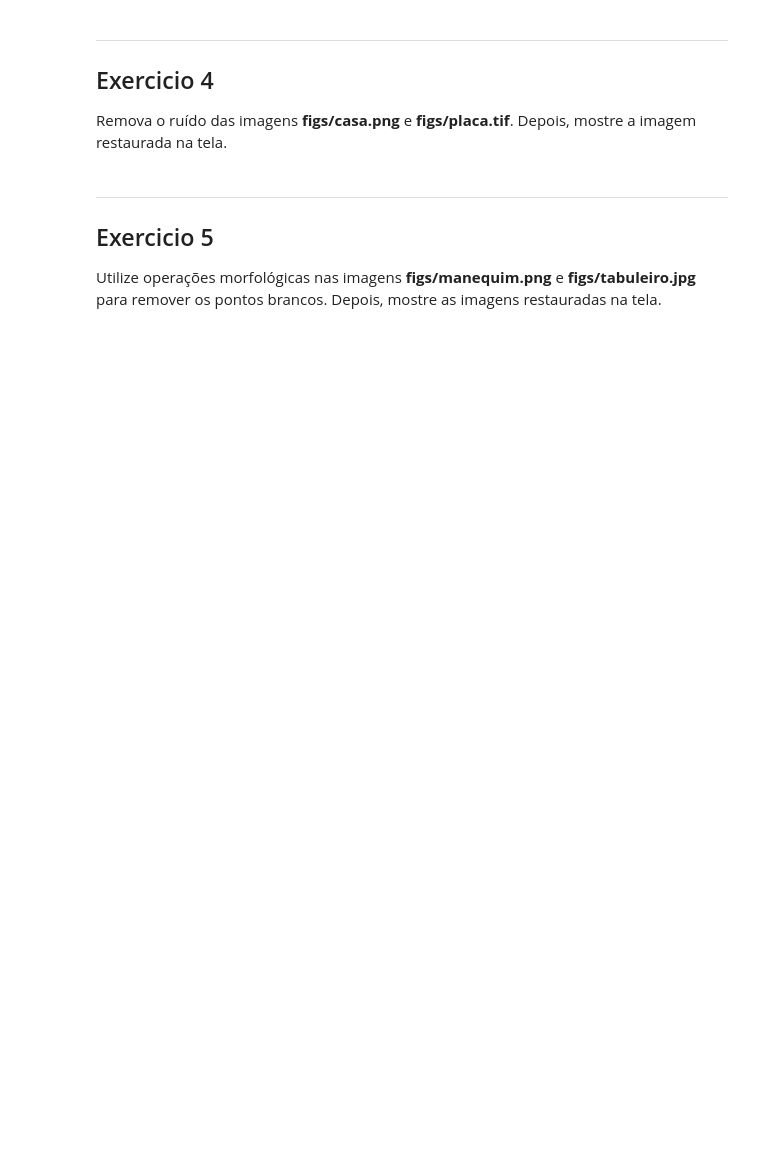
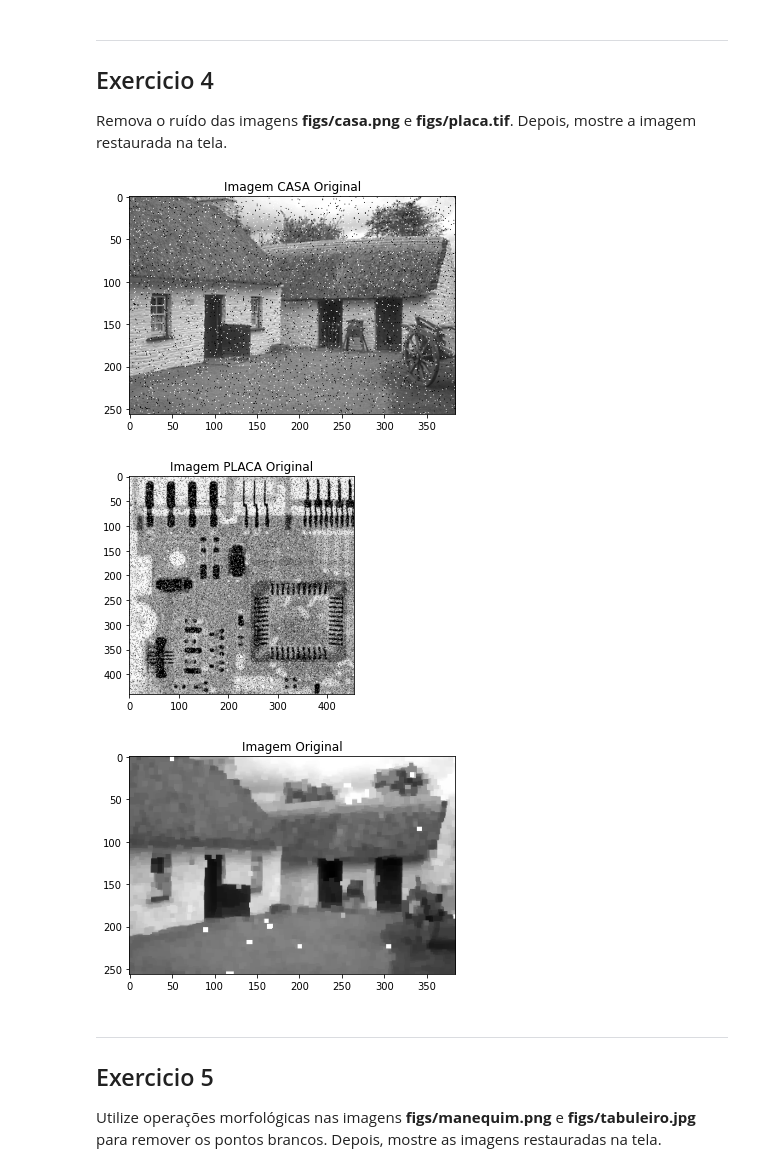
Before and after one commit to m-zaguette/image_processing_ac2, a Jupyter notebook: exerciciosPraticos.ipynb, the cells around one changed output. Drawn from its saved outputs; the diff is of its cells as text; code cells hidden in the pictures; blank space fills up the shorter version.

```diff
--- a/exerciciosPraticos.ipynb
+++ b/exerciciosPraticos.ipynb
@@ -196,3 +210,27 @@ Remova o ruído das imagens **figs/casa.png** e **figs/placa.tif**. Depois, most
+# %%
+##### Resolva o exercício aqui
+img = cv2.imread('figs/casa.png', cv2.IMREAD_GRAYSCALE)
+img2 = cv2.imread('figs/placa.tif', cv2.IMREAD_GRAYSCALE)
+
+plt.imshow(img, 'gray')
+plt.title('Imagem CASA Original')
+plt.show()
+
+plt.imshow(img2, 'gray')
+plt.title('Imagem PLACA Original')
+plt.show()
+
+kernel = np.ones((5,5),np.uint8)
+closing = cv2.morphologyEx(img, cv2.MORPH_CLOSE, kernel)
+opening = cv2.morphologyEx(closing, cv2.MORPH_OPEN, kernel)
+
+plt.imshow(opening, 'gray')
+plt.title('Imagem Original')
+plt.show()
+# %% [output]
+[figure, added]
+[figure, added]
+[figure, added]
 # %% [markdown]
 ----
 ## Exercicio 5
```
Also changed, not shown: parts of 14 cells of this notebook.
